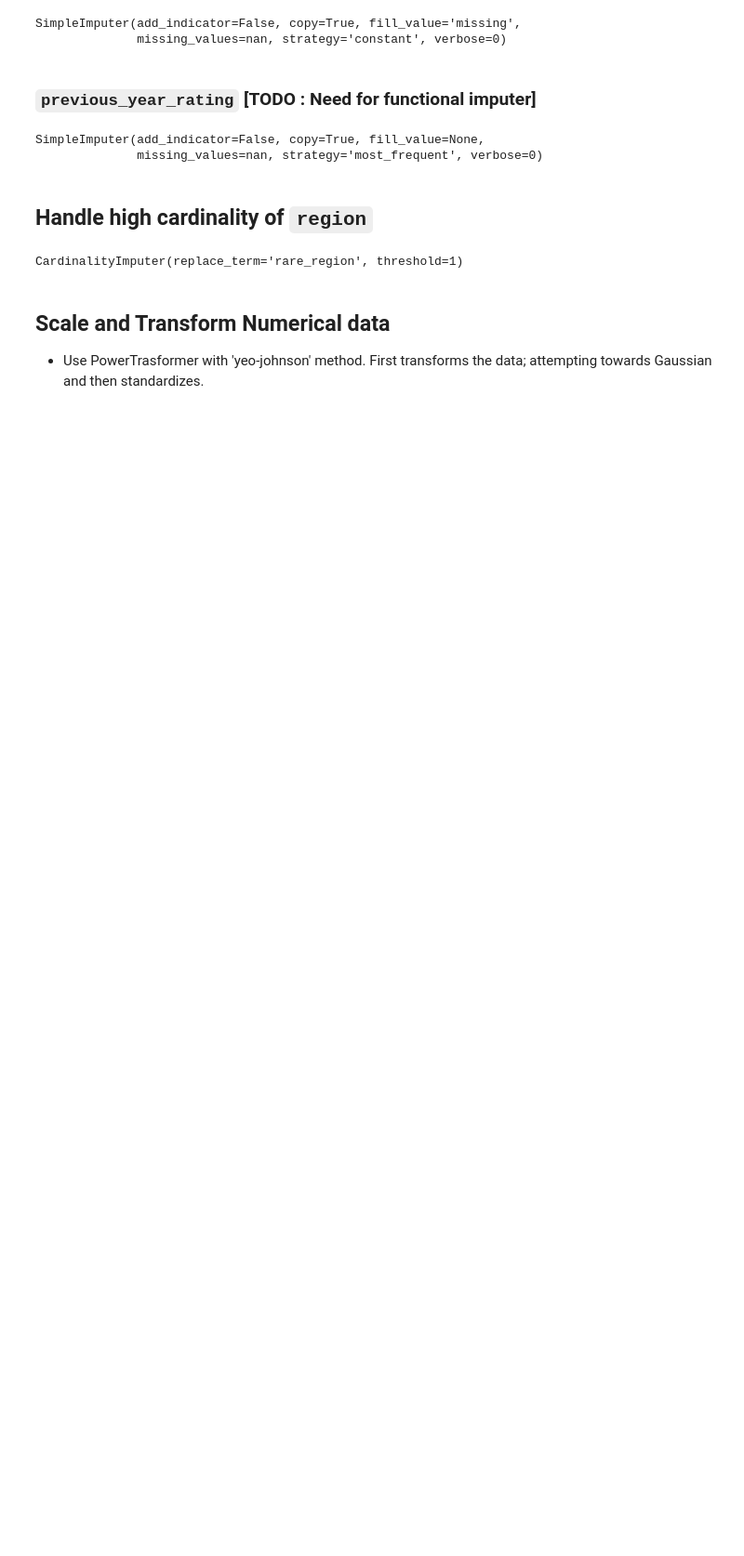
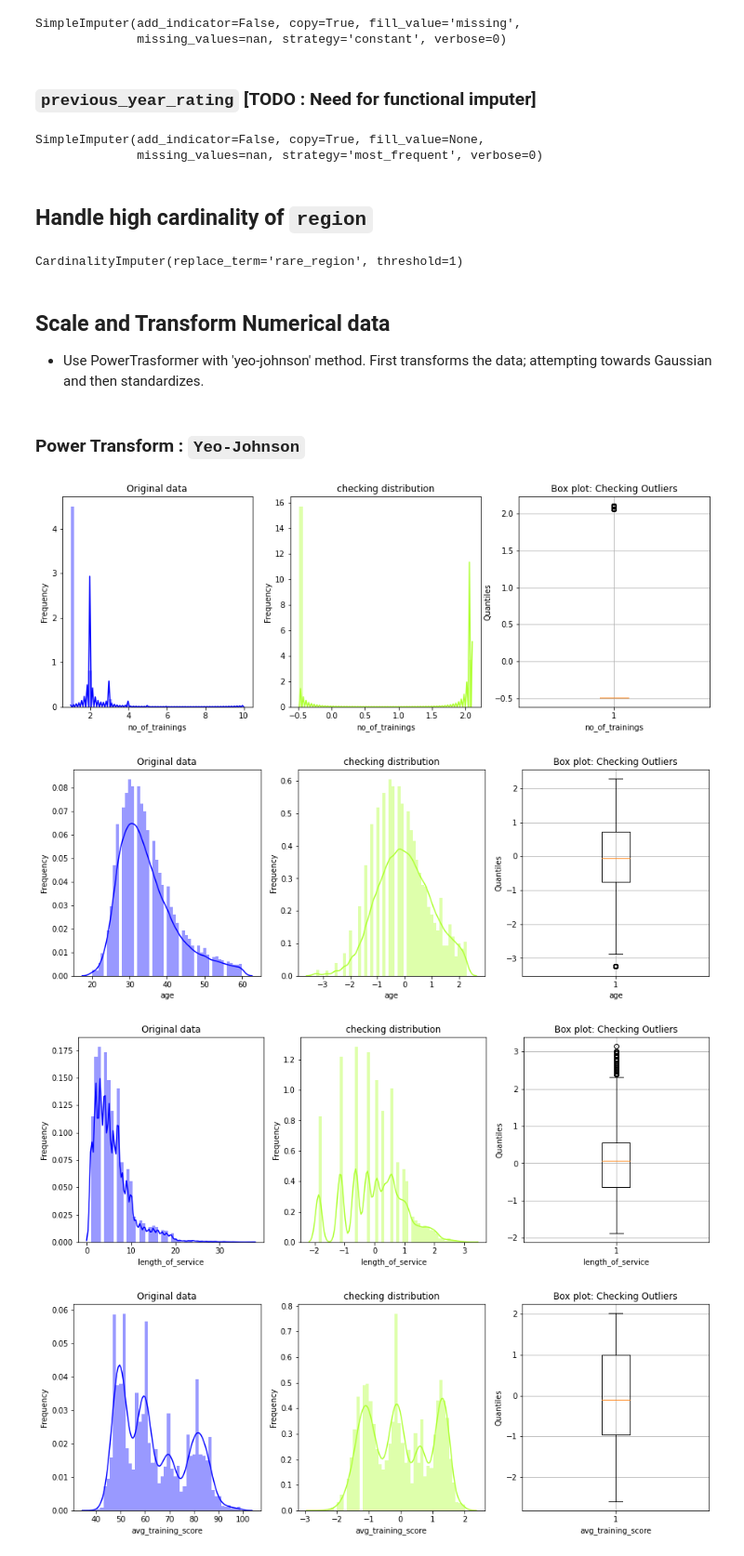
Before and after one commit to gunnerVivek/Employee-Promotion, a Jupyter notebook: 2-data_preprocessing.ipynb, the cells around one changed output. Shown at 93% size. Cells and saved outputs as stored; diff of their text form; code cells hidden in the pictures; blank space fills up the shorter version.

Commit message:
notebook: add Yeo Johnson Power transform exploration

```diff
--- a/2-data_preprocessing.ipynb
+++ b/2-data_preprocessing.ipynb
@@ -166,3 +166,5 @@ X.region = region_cardinality_imputer.transform(X.region)
 - Use PowerTrasformer with 'yeo-johnson' method. First transforms the data; attempting towards Gaussian and then standardizes.
 # %%
 numerical_features = ['no_of_trainings', 'age', 'length_of_service', 'avg_training_score']
+# %% [markdown]
+### Power Transform : `Yeo-Johnson`
@@ -168,0 +173,40 @@ numerical_features = ['no_of_trainings', 'age', 'length_of_service', 'avg_traini
+# %%
+yeo_johnson_data = X.loc[:, numerical_features]
+# %%
+for num_var in yeo_johnson_data.columns:
+    # fit with training data
+    transformer = PowerTransformer(standardize=True).fit(np.array(yeo_johnson_data[num_var][train_index]).reshape(-1,1))
+    # transform your data
+    yeo_johnson_data[num_var] = transformer.transform(np.array(yeo_johnson_data[num_var]).reshape(-1,1))
+# %%
+for feature in yeo_johnson_data.columns:
+
+    fig, ax = plt.subplots(nrows=1, ncols=3, figsize=(15,5))
+
+    plt.subplot(ax[0])
+    sns.distplot(X.loc[:, feature], color='blue')
+    plt.title('Original data')
+    plt.ylabel('Frequency')
+    plt.xlabel(feature)
+
+    plt.subplot(ax[1])
+    sns.distplot(yeo_johnson_data.loc[:, feature], color='greenyellow')
+    plt.title('checking distribution')
+    plt.ylabel('Frequency')
+    plt.xlabel(feature)
+
+    plt.subplot(ax[2])
+    plt.boxplot(yeo_johnson_data.loc[:, feature])
+    #plt.xticks([1,2],('Promoted','Not Promoted'))
+    plt.xlabel(feature)
+    plt.ylabel('Quantiles')
+    plt.title('Box plot: Checking Outliers')
+    plt.grid()
+
+
+    plt.show()
+# %% [output]
+[figure, added]
+[figure, added]
+[figure, added]
+[figure, added]
```
Also changed, not shown: parts of 2 cells of this notebook.
